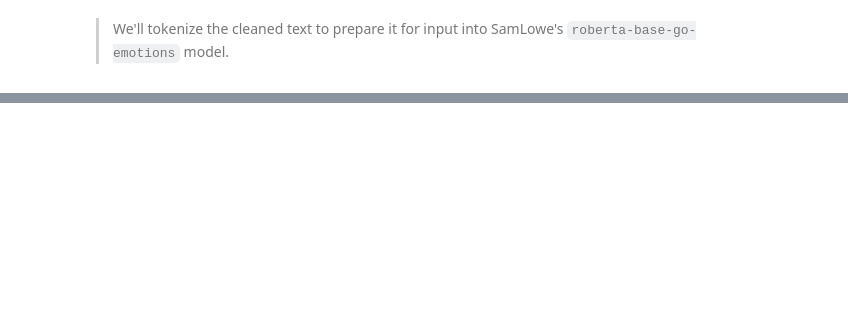
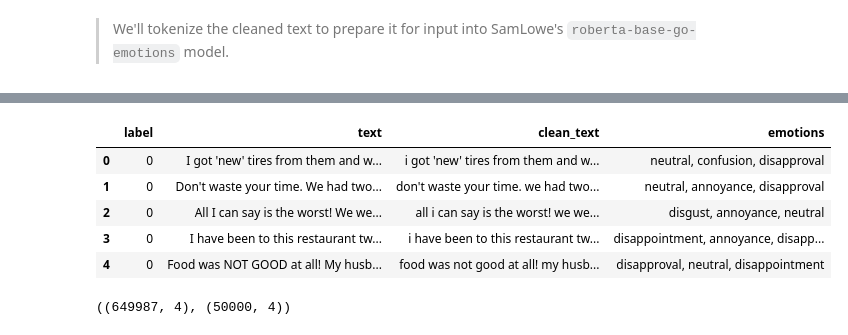
Before and after one commit to kangelamw/LLM-Project-DS, a Jupyter notebook: notebooks/1-preprocessing.ipynb, the cells around one changed output, grey strips where cells are left out. Cells and saved outputs as stored; diff of their text form; code cells hidden in the pictures; blank space fills up the shorter version.

```diff
--- a/notebooks/1-preprocessing.ipynb
+++ b/notebooks/1-preprocessing.ipynb
@@ -176,0 +419,17 @@ train.head()
+# %%
+# Loop through the test data
+for i, row in test.iterrows():
+  test.at[i, "emotions"] = get_emotion_label(row["clean_text"])
+# %%
+display(test.head())
+# %% [output]
+|  | label | text | clean_text | emotions |
+| 0 | 0 | I got 'new' tires from them and w... | i got 'new' tires from them and w... | neutral, confusion, disapproval |
+| 1 | 0 | Don't waste your time. We had two... | don't waste your time. we had two... | neutral, annoyance, disapproval |
+| 2 | 0 | All I can say is the worst! We we... | all i can say is the worst! we we... | disgust, annoyance, neutral |
+| 3 | 0 | I have been to this restaurant tw... | i have been to this restaurant tw... | disappointment, annoyance, disapp... |
+| 4 | 0 | Food was NOT GOOD at all! My husb... | food was not good at all! my husb... | disapproval, neutral, disappointment |
+# %%
+train.shape, test.shape
+# %% [output]
+((649987, 4), (50000, 4))
```
Also changed, not shown: parts of 61 cells of this notebook, 2 other files.
